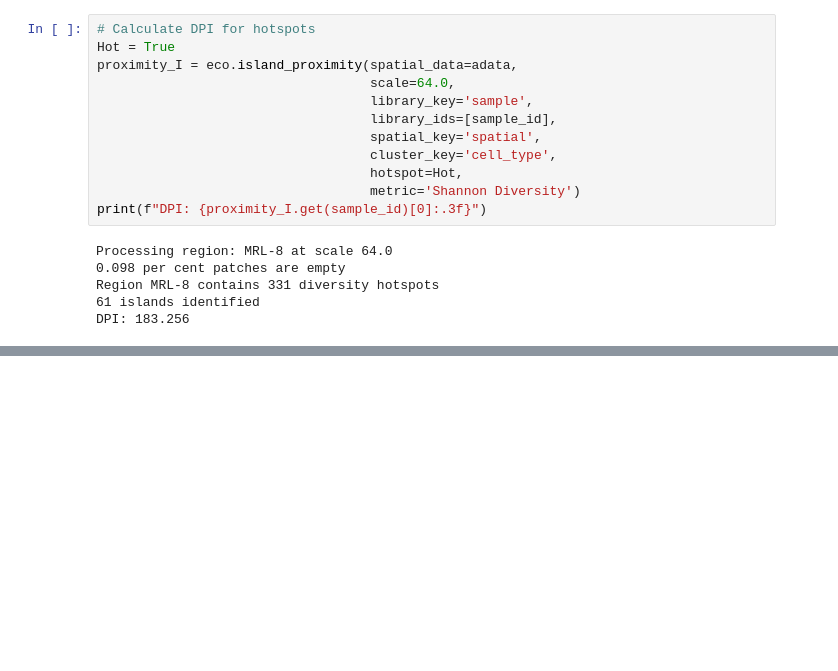
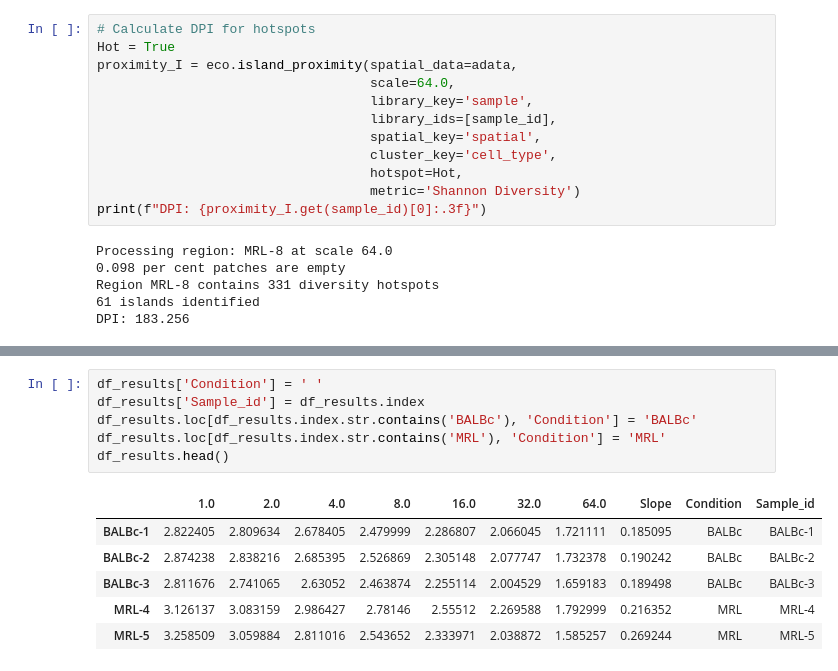
Before and after one commit to Feanor007/MESA, a Jupyter notebook: docs/notebooks/tutorials/MESA_Tutorials.ipynb, the cells around one changed output, grey strips where cells are left out. Cells and saved outputs as stored; diff of their text form; blank space fills up the shorter version.

```diff
--- a/docs/notebooks/tutorials/MESA_Tutorials.ipynb
+++ b/docs/notebooks/tutorials/MESA_Tutorials.ipynb
@@ -162,0 +215,13 @@ DPI: 183.256
+# %%
+df_results['Condition'] = ' '
+df_results['Sample_id'] = df_results.index
+df_results.loc[df_results.index.str.contains('BALBc'), 'Condition'] = 'BALBc'
+df_results.loc[df_results.index.str.contains('MRL'), 'Condition'] = 'MRL'
+df_results.head()
+# %% [output]
+|  | 1.0 | 2.0 | 4.0 | 8.0 | 16.0 | 32.0 | 64.0 | Slope | Condition | Sample_id |
+| BALBc-1 | 2.822405 | 2.809634 | 2.678405 | 2.479999 | 2.286807 | 2.066045 | 1.721111 | 0.185095 | BALBc | BALBc-1 |
+| BALBc-2 | 2.874238 | 2.838216 | 2.685395 | 2.526869 | 2.305148 | 2.077747 | 1.732378 | 0.190242 | BALBc | BALBc-2 |
+| BALBc-3 | 2.811676 | 2.741065 | 2.63052 | 2.463874 | 2.255114 | 2.004529 | 1.659183 | 0.189498 | BALBc | BALBc-3 |
+| MRL-4 | 3.126137 | 3.083159 | 2.986427 | 2.78146 | 2.55512 | 2.269588 | 1.792999 | 0.216352 | MRL | MRL-4 |
+| MRL-5 | 3.258509 | 3.059884 | 2.811016 | 2.543652 | 2.333971 | 2.038872 | 1.585257 | 0.269244 | MRL | MRL-5 |
```
Also changed, not shown: parts of 8 cells of this notebook, 1 other file.
